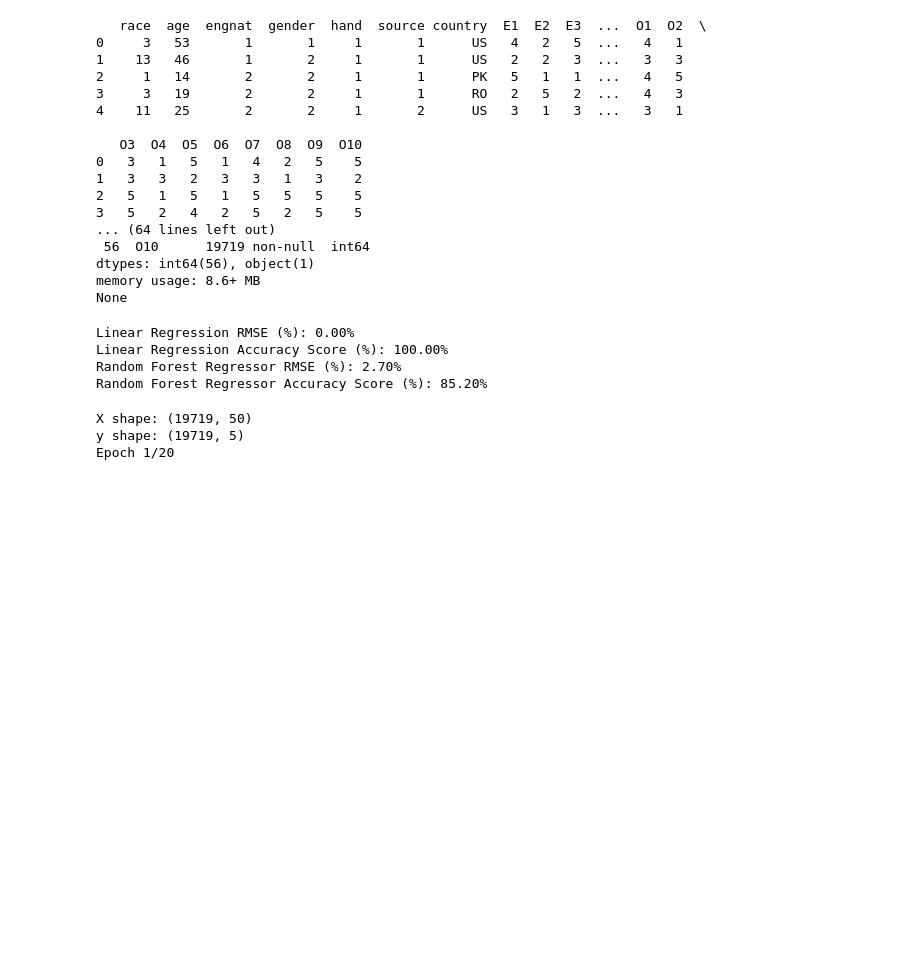
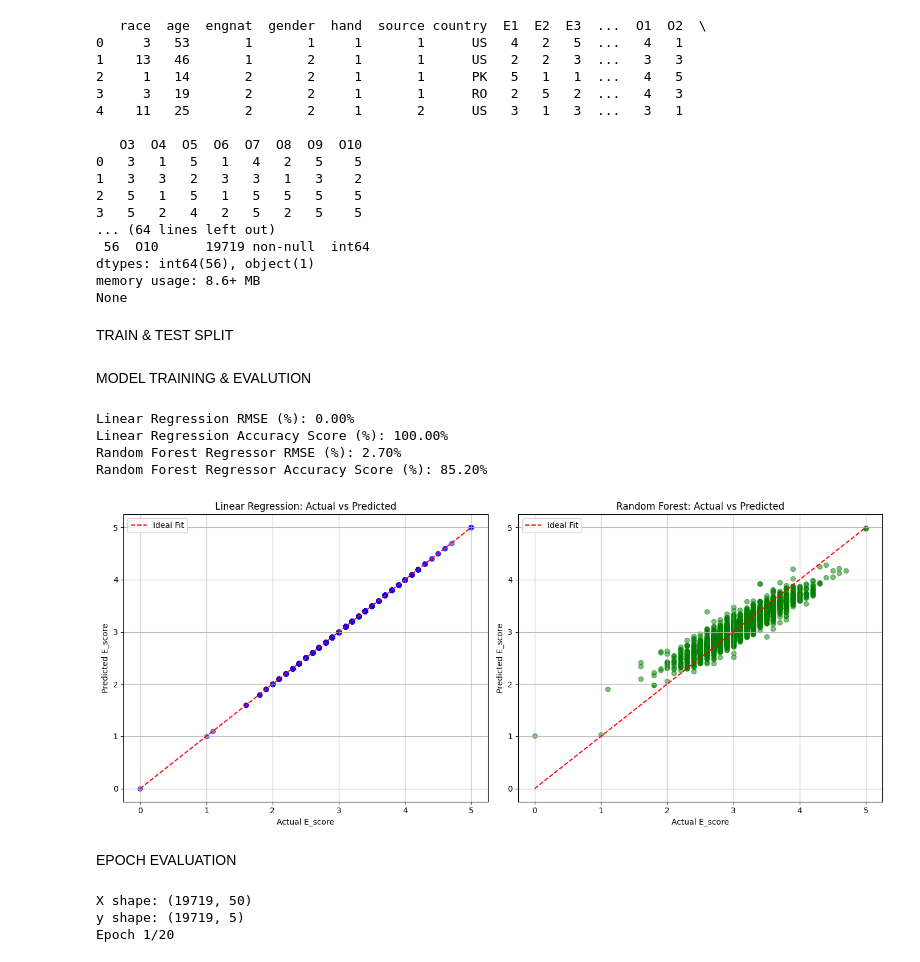
Before and after one commit to genx-uchiha/MindScope, a Jupyter notebook: main.ipynb, the cells around one changed output. Cells and saved outputs as stored; diff of their text form; code cells hidden in the pictures; blank space fills up the shorter version.

```diff
--- a/main.ipynb
+++ b/main.ipynb
@@ -82,61 +84,92 @@ data['E_score'] = data[e_columns].mean(axis=1)
 
 X = data.drop(['E_score'], axis=1)
 y = data['E_score']
+# %% [markdown]
+TRAIN & TEST SPLIT
 # %%
 from sklearn.model_selection import train_test_split
 
 # Split data
 X_train, X_test, y_train, y_test = train_test_split(X, y, test_size=0.3, random_state=42)
+# %% [markdown]
+MODEL TRAINING & EVALUTION
 # %%
+import matplotlib.pyplot as plt
+from sklearn.model_selection import train_test_split
 from sklearn.ensemble import RandomForestRegressor
 from sklearn.linear_model import LinearRegression
 from sklearn.metrics import mean_squared_error, r2_score
 
+# Split data into features and target
 X = data.drop(['E_score'], axis=1)
 y = data['E_score']
 
+# Split into train and test sets
 X_train, X_test, y_train, y_test = train_test_split(X, y, test_size=0.3, random_state=42)
 
 # Train Linear Regression
 lr = LinearRegression()
 lr.fit(X_train, y_train)
 y_pred_lr = lr.predict(X_test)
 
 # Train Random Forest Regressor
 rf = RandomForestRegressor(random_state=42)
 rf.fit(X_train, y_train)
 y_pred_rf = rf.predict(X_test)
 
-try:
-    from sklearn.metrics import root_mean_squared_error
-    lr_rmse = root_mean_squared_error(y_test, y_pred_lr)
-    rf_rmse = root_mean_squared_error(y_test, y_pred_rf)
-except ImportError:
-    lr_rmse = mean_squared_error(y_test, y_pred_lr, squared=False)
-    rf_rmse = mean_squared_error(y_test, y_pred_rf, squared=False)
+# Calculate RMSE
+lr_rmse = mean_squared_error(y_test, y_pred_lr, squared=False)
+rf_rmse = mean_squared_error(y_test, y_pred_rf, squared=False)
 
 # Calculate R2 (Accuracy) Scores
 lr_r2 = r2_score(y_test, y_pred_lr)
 rf_r2 = r2_score(y_test, y_pred_rf)
 
+# Normalize RMSE to percentage of the target range
 target_range = 5
+lr_rmse_pct = (lr_rmse / target_range) * 100
+rf_rmse_pct = (rf_rmse / target_range) * 100
 
-lr_rmse_pct = (lr_rmse / target_range) * 100
+# Convert R2 to percentage accuracy
 lr_r2_pct = lr_r2 * 100
-
-rf_rmse_pct = (rf_rmse / target_range) * 100
 rf_r2_pct = rf_r2 * 100
-
 
 print(f"Linear Regression RMSE (%): {lr_rmse_pct:.2f}%")
 print(f"Linear Regression Accuracy Score (%): {lr_r2_pct:.2f}%")
 print(f"Random Forest Regressor RMSE (%): {rf_rmse_pct:.2f}%")
 print(f"Random Forest Regressor Accuracy Score (%): {rf_r2_pct:.2f}%")
+
+plt.figure(figsize=(14, 6))
+
+plt.subplot(1, 2, 1)
+plt.scatter(y_test, y_pred_lr, color='blue', alpha=0.5)
+plt.plot([y.min(), y.max()], [y.min(), y.max()], color='red', linestyle='--', label='Ideal Fit')
+plt.title("Linear Regression: Actual vs Predicted")
+plt.xlabel("Actual E_score")
+plt.ylabel("Predicted E_score")
+plt.legend()
+plt.grid(True)
+
+plt.subplot(1, 2, 2)
+plt.scatter(y_test, y_pred_rf, color='green', alpha=0.5)
+plt.plot([y.min(), y.max()], [y.min(), y.max()], color='red', linestyle='--', label='Ideal Fit')
+plt.title("Random Forest: Actual vs Predicted")
+plt.xlabel("Actual E_score")
+plt.ylabel("Predicted E_score")
+plt.legend()
+plt.grid(True)
+
+# Show the plots
+plt.tight_layout()
+plt.show()
 # %% [output]
 Linear Regression RMSE (%): 0.00%
 Linear Regression Accuracy Score (%): 100.00%
 Random Forest Regressor RMSE (%): 2.70%
 Random Forest Regressor Accuracy Score (%): 85.20%
+[figure, added]
+# %% [markdown]
+EPOCH EVALUATION
 # %%
 import pandas as pd
 from sklearn.model_selection import train_test_split
```
Also changed, not shown: parts of 3 cells of this notebook.
